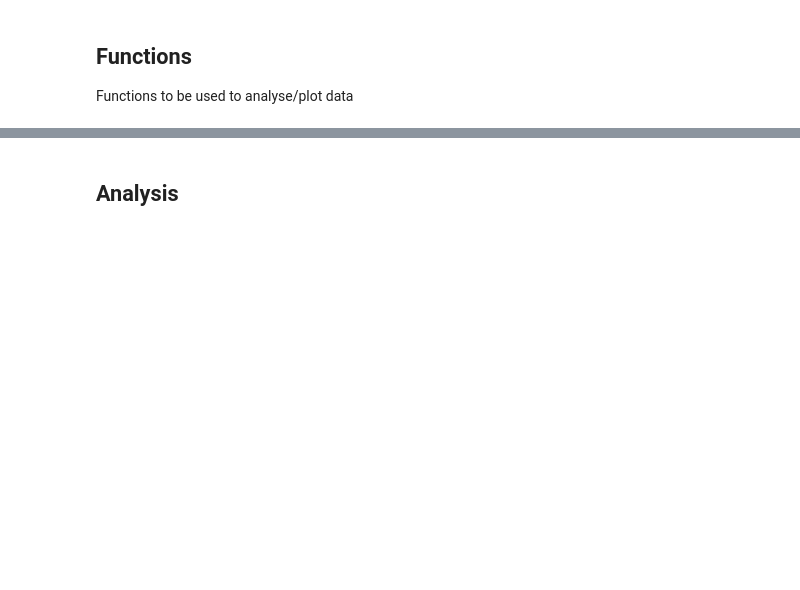
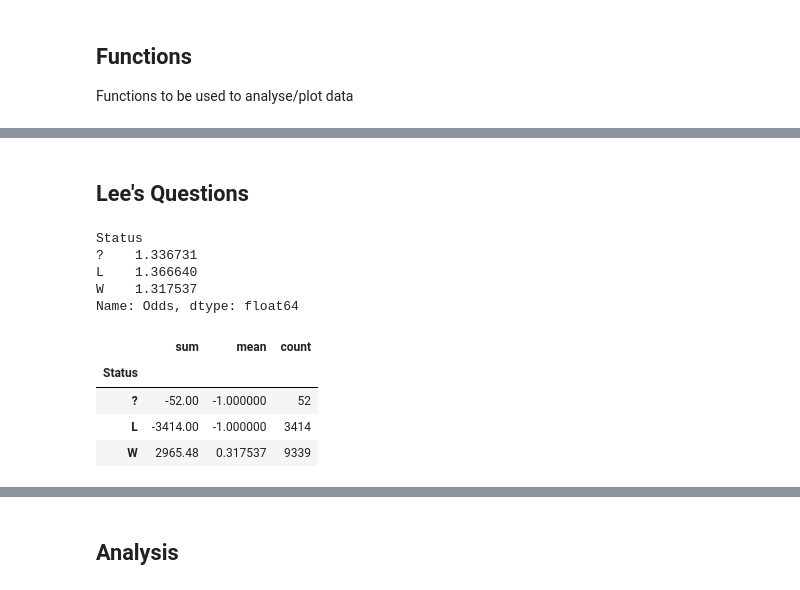
Before and after one commit to generatom/betting, a Jupyter notebook: tipsbet.ipynb, the cells around one changed output, grey strips where cells are left out. Drawn from its saved outputs; the diff is of its cells as text; code cells hidden in the pictures; blank space fills up the shorter version.

Commit message:
Status analyses added to notebook

```diff
--- a/tipsbet.ipynb
+++ b/tipsbet.ipynb
@@ -48,0 +46,20 @@ t.df[filter_fn]
+# %% [markdown]
+## Lee's Questions
+# %%
+st = t.df.groupby('Status')
+# %%
+t.df.groupby('Status').Odds.mean()
+# %% [output]
+Status
+?    1.336731
+L    1.366640
+W    1.317537
+Name: Odds, dtype: float64
+# %%
+st.Profit.agg(['sum', 'mean', 'count'])
+# %% [output]
+|  | sum | mean | count |
+| Status |  |  |  |
+| ? | -52.00 | -1.000000 | 52 |
+| L | -3414.00 | -1.000000 | 3414 |
+| W | 2965.48 | 0.317537 | 9339 |
```
Also changed, not shown: parts of 13 cells of this notebook.
